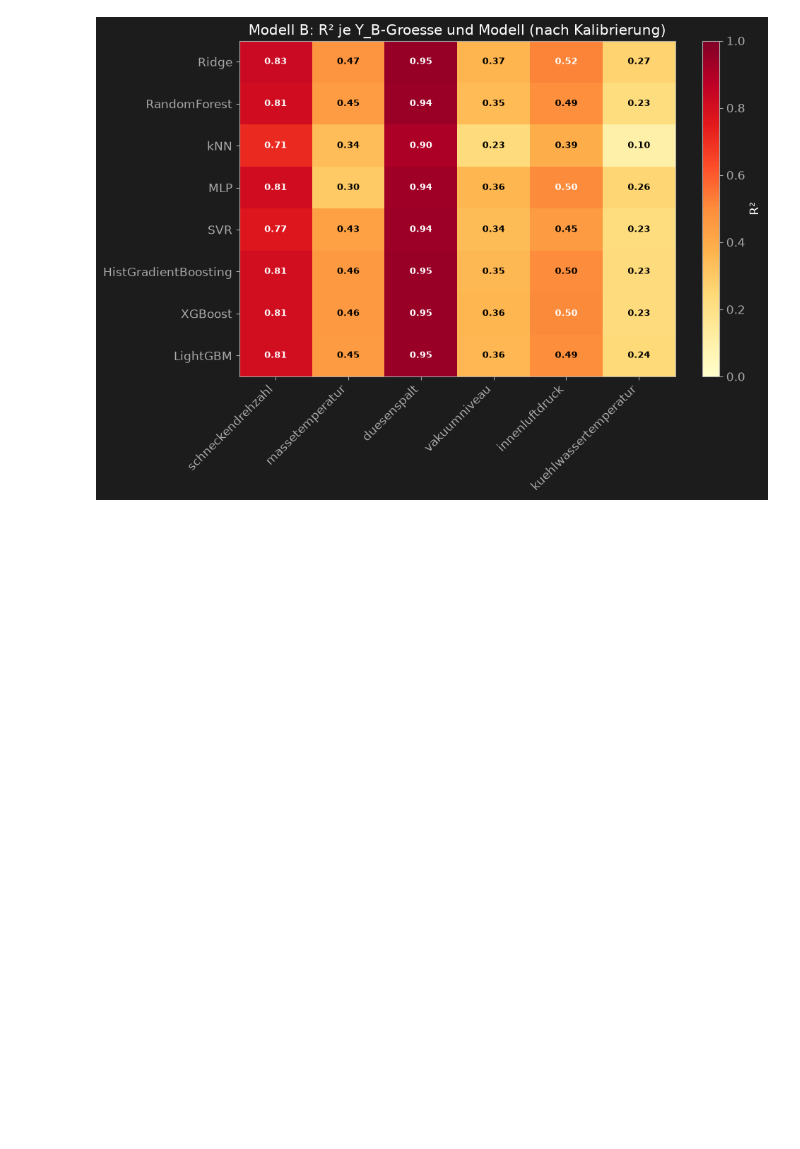
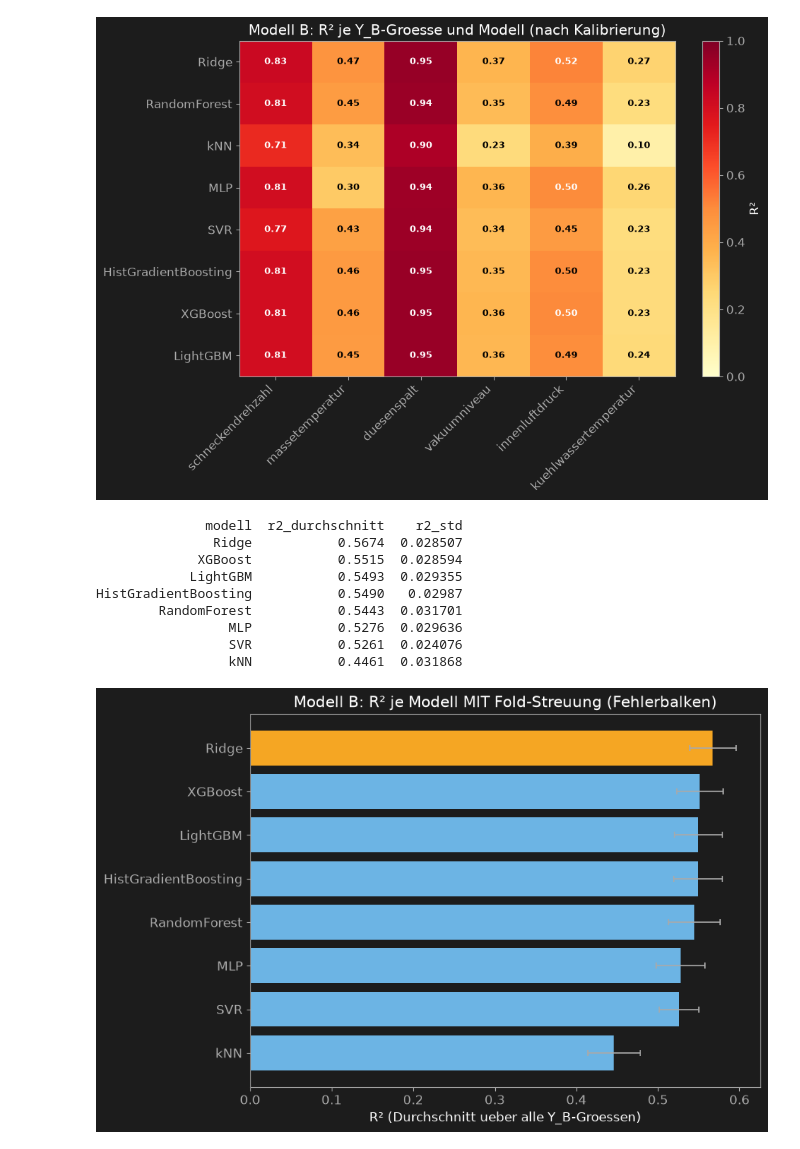
Before and after one commit to AwaTekoete/_MyExtrusionML_Synthetisch, a Jupyter notebook: notebooks/11_modeling_model_b.ipynb, the cells around one changed output. Drawn from its saved outputs; the diff is of its cells as text; code cells hidden in the pictures; blank space fills up the shorter version.

```diff
--- a/notebooks/11_modeling_model_b.ipynb
+++ b/notebooks/11_modeling_model_b.ipynb
@@ -982,3 +982,46 @@ save_figure(fig, "../reports/figures/19_heatmap_r2_je_yb_model_b_kalibriert.png"
 plt.show()
 # %% [output]
 [figure]
+# %%
+# =============================================================================
+# Zelle 20 – Fold-Std je Modell + Balkengrafik MIT Fehlerbalken
+# =============================================================================
+# Fehlt bisher komplett - notwendig, um zu pruefen, ob sich die R2-Werte
+# der Modelle tatsaechlich signifikant unterscheiden, oder ob sie sich
+# innerhalb der Fold-zu-Fold-Streuung ueberlappen (analog Modell A Grafik 1).
+# =============================================================================
+
+gesamt_df_v2["r2_std"] = None
+for idx, row in gesamt_df_v2.iterrows():
+    zeile = ergebnisse_b_v2_df[(ergebnisse_b_v2_df["modell"]==row["modell"]) & (ergebnisse_b_v2_df["struktur"]==row["struktur"]) & (ergebnisse_b_v2_df["feature_set"]=="original")]
+    # Std ueber die 6 Y_B r2_std-Werte gemittelt (durchschnittliche Fold-Streuung)
+    std_werte = [zeile.iloc[0][f"{y}_r2_std"] for y in Y_B_MERKMALE]
+    gesamt_df_v2.loc[idx, "r2_std"] = np.mean(std_werte)
+
+print(gesamt_df_v2[["modell","r2_durchschnitt","r2_std"]].sort_values("r2_durchschnitt", ascending=False).to_string(index=False))
+
+fig, ax = plt.subplots(figsize=(9, 6))
+gesamt_sortiert_std = gesamt_df_v2.sort_values("r2_durchschnitt", ascending=True)
+farben = [COLOR_GOLD if m == gesamt_sortiert_std.iloc[-1]["modell"] else COLOR_BLUE for m in gesamt_sortiert_std["modell"]]
+
+ax.barh(gesamt_sortiert_std["modell"], gesamt_sortiert_std["r2_durchschnitt"],
+        xerr=gesamt_sortiert_std["r2_std"].astype(float), color=farben,
+        error_kw=dict(ecolor=COLOR_TEXT_MUTED, capsize=3, capthick=1.2, elinewidth=1.2))
+ax.set_xlabel("R² (Durchschnitt ueber alle Y_B-Groessen)")
+ax.set_title("Modell B: R² je Modell MIT Fold-Streuung (Fehlerbalken)")
+plt.tight_layout()
+save_figure(fig, "../reports/figures/20_r2_je_modell_mit_fehlerbalken.png")
+plt.show()
+
+gesamt_df_v2.to_csv("../reports/tables/20_gesamtvergleich_mit_std.csv", index=False)
+# %% [output]
+              modell  r2_durchschnitt    r2_std
+               Ridge           0.5674  0.028507
+             XGBoost           0.5515  0.028594
+            LightGBM           0.5493  0.029355
+HistGradientBoosting           0.5490   0.02987
+        RandomForest           0.5443  0.031701
+                 MLP           0.5276  0.029636
+                 SVR           0.5261  0.024076
+                 kNN           0.4461  0.031868
+[figure, added]
```
Also changed, not shown: parts of 1 cell of this notebook.
